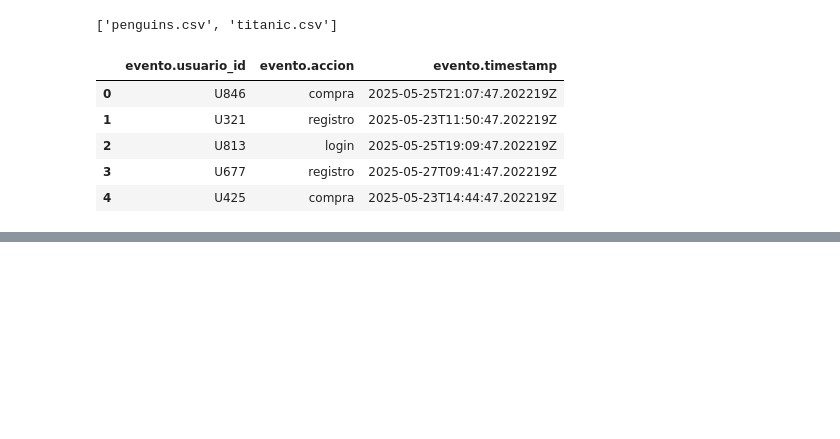
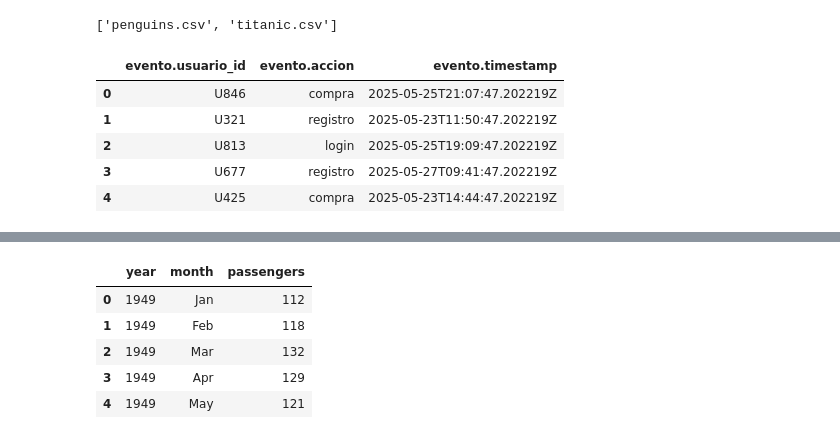
Before and after one commit to BrayanR03/Fundamentos-Pandas-y-Polars, a Jupyter notebook: pandas/01_series_en_pandas.ipynb, the cells around one changed output, grey strips where cells are left out. Saved outputs shown, nothing was run; the diff lists cells and outputs as text; code cells hidden in the pictures; blank space fills up the shorter version.

Commit message:
datasets de seaborn y lazyframes de polars

```diff
--- a/pandas/01_series_en_pandas.ipynb
+++ b/pandas/01_series_en_pandas.ipynb
@@ -644,0 +661,38 @@ dataset_json2.head() # ⬅️ Función que permite leer y retornar los 5 primero
+# %%
+"""
+    Mediante su función .load_dataset(NombreDelDataset), permite traer datasets almacenados
+    internamente desntro de Seaborn y automáticamente se convierten en un Dataframe de Pandas.
+
+    📝 SINTAXIS:
+
+        dataframe_nombre = sns.load_dataset(NombreDataset) ⬅️ Entre comillas podemos instanciar al dataset.
+
+        ### ➡️ Estos son los datasets más utilizados: penguins,titanic, flights, iris, tips, diamonds.
+        ### ➡️ Si deseas conocer todos los datasets, usa la siguiente función: sns.get_dataset_names()
+"""
+import seaborn as sns # ⬅️  Primordial Importar la librería.
+# 💡 Traer los nombres de todos los datasets de Seaborn:
+# sns.get_dataset_names() # ⬅️ Devuelve una lista con los nombres de todos sus datasets.
+
+# 💡 Lectura de dataset titanic:
+df_titanic = sns.load_dataset("titanic")
+# df_titanic.head()
+
+# 💡 Lectura de dataset penguins:
+df_penguins = sns.load_dataset("penguins")
+df_penguins.head()
+
+# 💡 Lectura de dataset iris:
+df_iris = sns.load_dataset("iris")
+# df_iris.head()
+
+# 💡 Lectura de dataset flights:
+df_flights = sns.load_dataset("flights")
+df_flights.head()
+# %% [output]
+|  | year | month | passengers |
+| 0 | 1949 | Jan | 112 |
+| 1 | 1949 | Feb | 118 |
+| 2 | 1949 | Mar | 132 |
+| 3 | 1949 | Apr | 129 |
+| 4 | 1949 | May | 121 |
```
Also changed, not shown: parts of 2 cells of this notebook, 1 other file.
